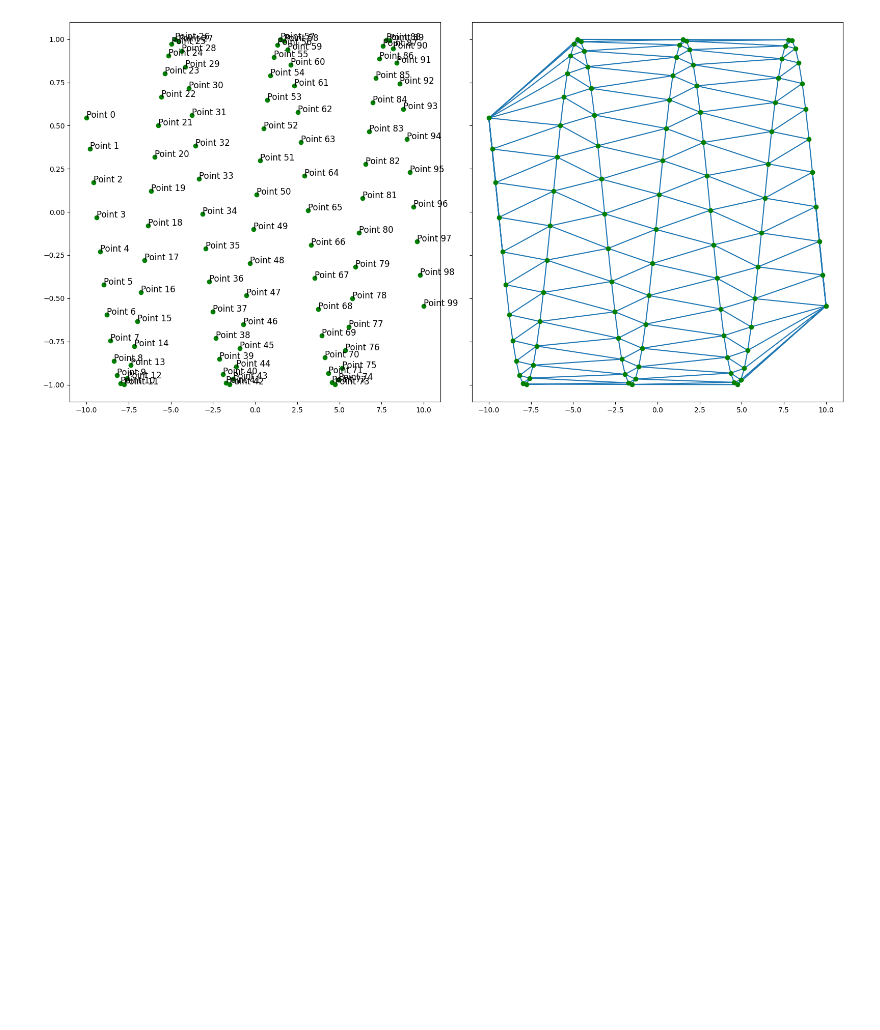
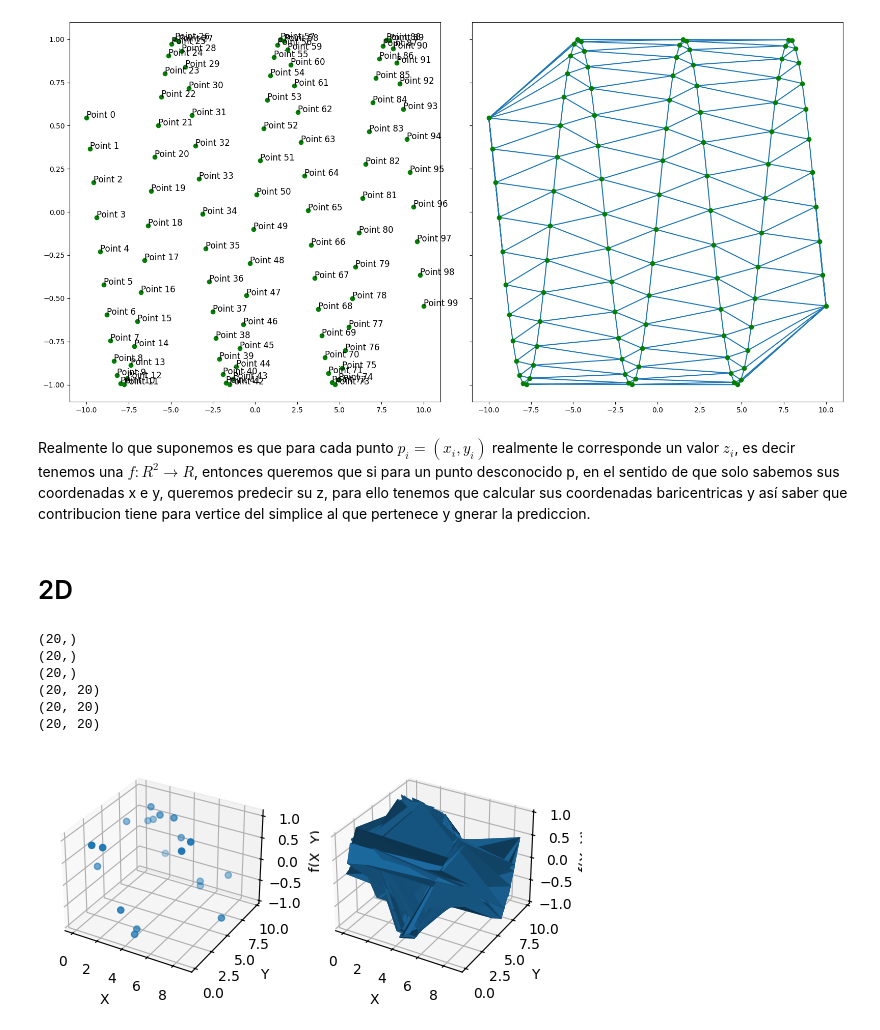
Before and after one commit to victosdur/Function_Approximation_Using_BNN_and_LWPE, a Jupyter notebook: DelauneyCalculation.ipynb, the cells around one changed output. Saved outputs shown, nothing was run; the diff lists cells and outputs as text; code cells hidden in the pictures; blank space fills up the shorter version.

```diff
--- a/DelauneyCalculation.ipynb
+++ b/DelauneyCalculation.ipynb
@@ -103,3 +114,57 @@ plt.show()
 (100, 1)
 (100, 2)
 [figure]
+# %% [markdown]
+Realmente lo que suponemos es que para cada punto $p_i = (x_i, y_i)$ realmente le corresponde un valor $z_i$, es decir tenemos una $f: R^2 \to R$, entonces queremos que si para un punto desconocido p, en el sentido de que solo sabemos sus coordenadas x e y, queremos predecir su z, para ello tenemos que calcular sus coordenadas baricentricas y así saber que contribucion tiene para vertice del simplice al que pertenece y gnerar la prediccion.
+# %% [markdown]
+# 2D
+# %%
+# Definimos una función f: R^2 -> R (por ejemplo, una parabólica)
+def f(x, y):
+    return np.sin(np.sqrt(x**2 + y**2))
+
+np.random.seed(1)
+# Creamos una malla de puntos en el plano xy
+x = np.random.uniform(0, 10, 20)
+y = np.random.uniform(0, 10, 20)
+print(x.shape)
+print(y.shape)
+z = f(x, y)
+print(z.shape)
+
+X, Y = np.meshgrid(x, y)
+print(X.shape)
+print(Y.shape)
+Z = f(X,Y)
+print(Z.shape)
+
+# Creamos el gráfico 3D
+fig = plt.figure()
+
+ax = fig.add_subplot(1,2,1, projection='3d')
+
+# Graficamos los puntos con scatter
+ax.scatter(x, y, z)
+
+# Etiquetas de los ejes
+ax.set_xlabel('X')
+ax.set_ylabel('Y')
+ax.set_zlabel('f(X, Y)')
+
+ax = fig.add_subplot(1,2,2, projection='3d')
+ax.plot_surface(X, Y, Z)
+
+# Etiquetas de los ejes
+ax.set_xlabel('X')
+ax.set_ylabel('Y')
+ax.set_zlabel('f(X, Y)')
+
+plt.show()
+# %% [output]
+(20,)
+(20,)
+(20,)
+(20, 20)
+(20, 20)
+(20, 20)
+[figure, added]
```
Also changed, not shown: parts of 10 cells of this notebook.
